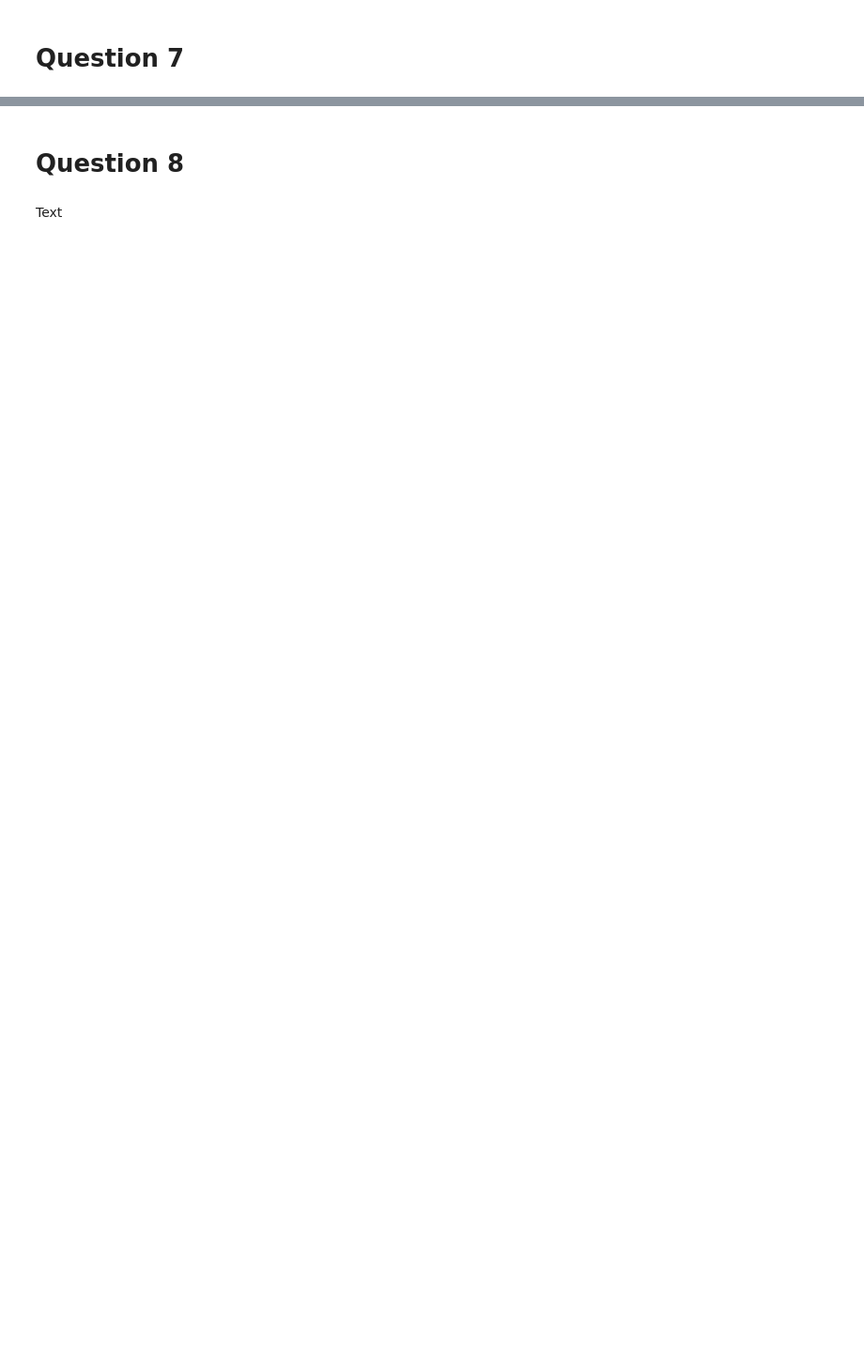
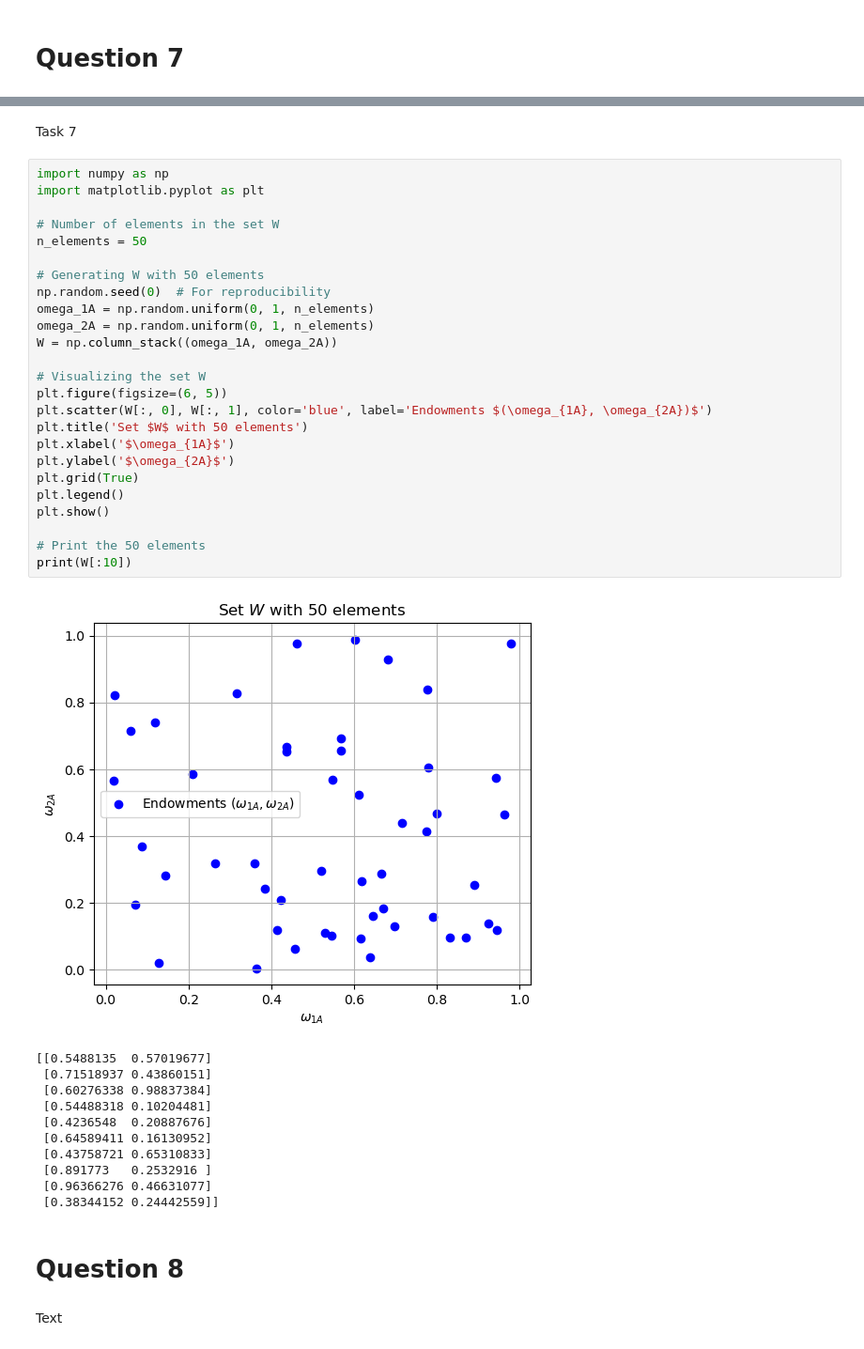
Before and after one commit to NumEconCopenhagen/projects-2024-sara-sara-huda, a Jupyter notebook: inauguralproject/inauguralproject.ipynb, the cells around one changed output, grey strips where cells are left out. Shown at 94% size. Saved outputs shown, nothing was run; the diff lists cells and outputs as text; blank space fills up the shorter version.

```diff
--- a/inauguralproject/inauguralproject.ipynb
+++ b/inauguralproject/inauguralproject.ipynb
@@ -174,3 +235,42 @@ Text
+# %% [markdown]
+Task 7
+# %%
+import numpy as np
+import matplotlib.pyplot as plt
+
+# Number of elements in the set W
+n_elements = 50
+
+# Generating W with 50 elements
+np.random.seed(0)  # For reproducibility
+omega_1A = np.random.uniform(0, 1, n_elements)
+omega_2A = np.random.uniform(0, 1, n_elements)
+W = np.column_stack((omega_1A, omega_2A))
+
+# Visualizing the set W
+plt.figure(figsize=(6, 5))
+plt.scatter(W[:, 0], W[:, 1], color='blue', label='Endowments $(\omega_{1A}, \omega_{2A})$')
+plt.title('Set $W$ with 50 elements')
+plt.xlabel('$\omega_{1A}$')
+plt.ylabel('$\omega_{2A}$')
+plt.grid(True)
+plt.legend()
+plt.show()
+
+# Print the 50 elements
+print(W[:10])
+# %% [output]
+[figure, added]
+[[0.5488135  0.57019677]
+ [0.71518937 0.43860151]
+ [0.60276338 0.98837384]
+ [0.54488318 0.10204481]
+ [0.4236548  0.20887676]
+ [0.64589411 0.16130952]
+ [0.43758721 0.65310833]
+ [0.891773   0.2532916 ]
+ [0.96366276 0.46631077]
+ [0.38344152 0.24442559]]
 # %% [markdown]
 # Question 8
 # %% [markdown]
```
Also changed, not shown: parts of 6 cells of this notebook.
